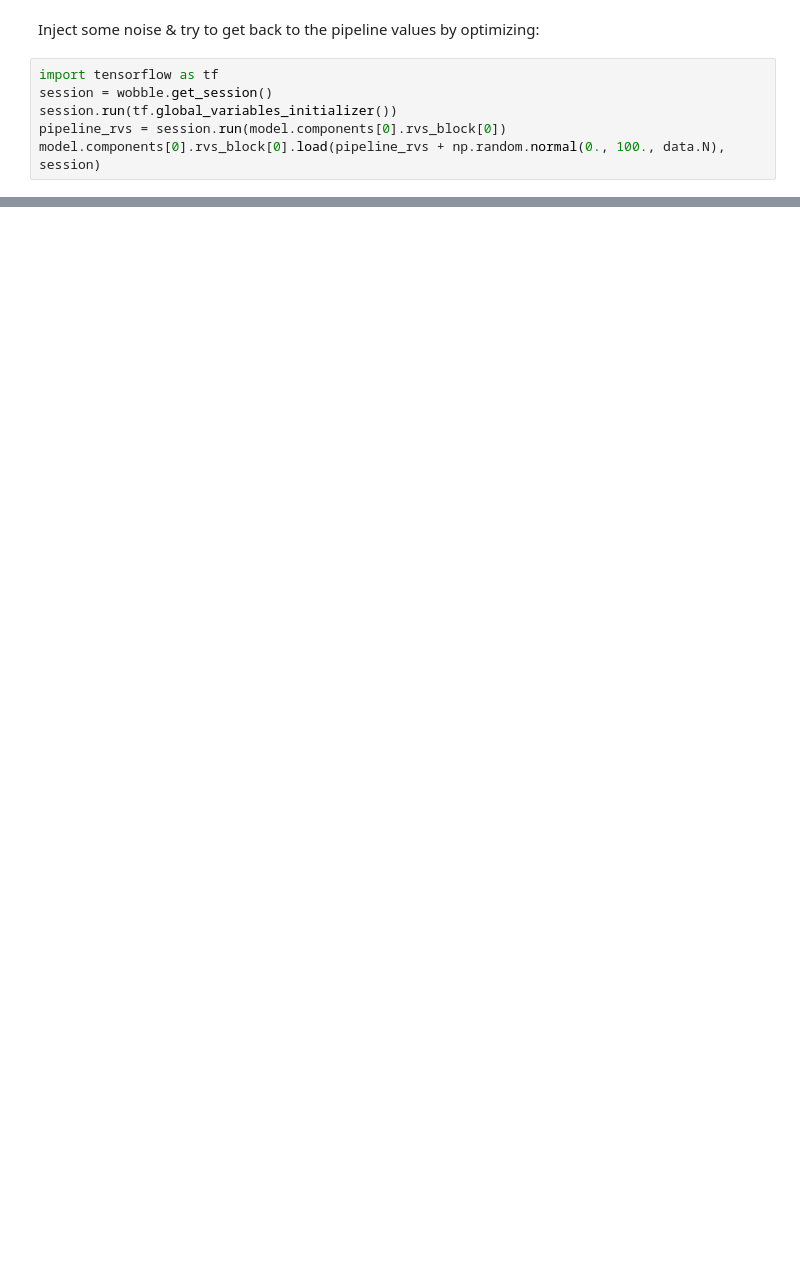
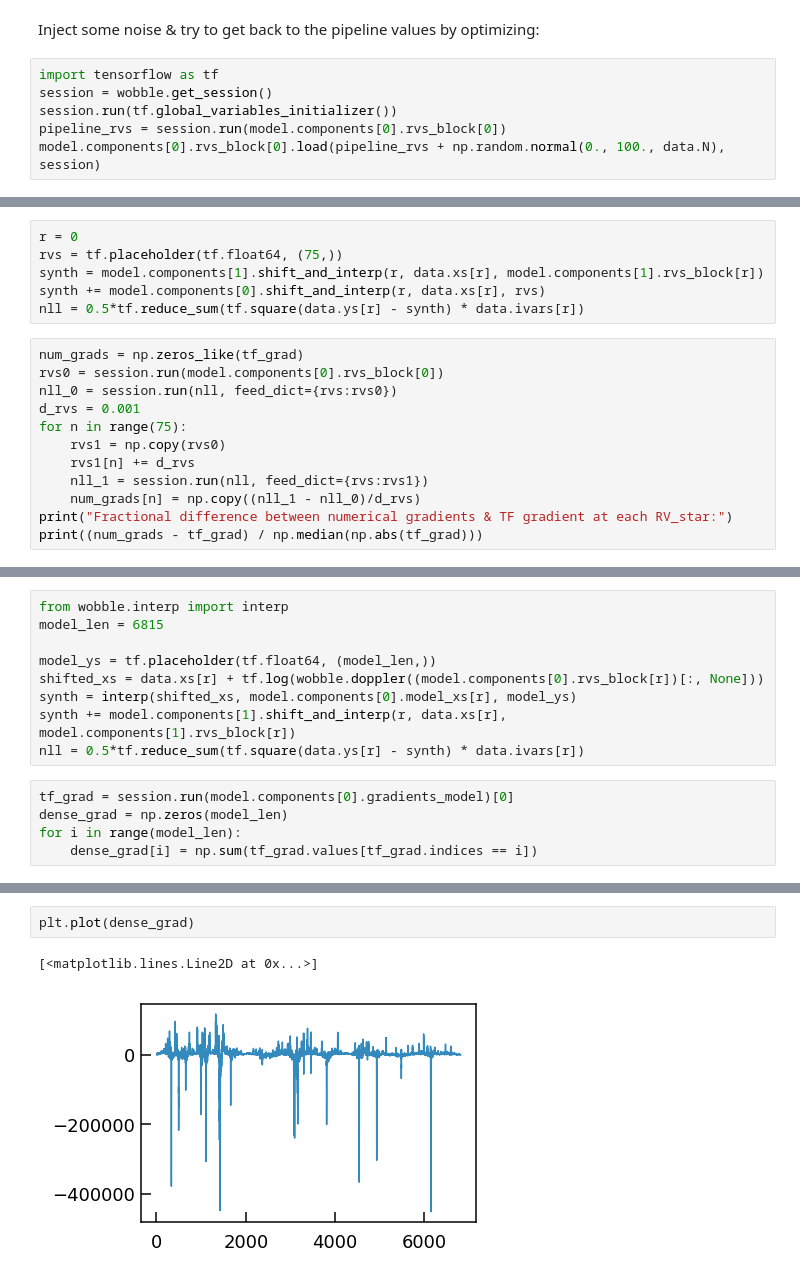
Before and after one commit to megbedell/wobble, a Jupyter notebook: wobbleflow.ipynb, the cells around one changed output, grey strips where cells are left out. Drawn from its saved outputs; the diff is of its cells as text; blank space fills up the shorter version.

```diff
--- a/wobbleflow.ipynb
+++ b/wobbleflow.ipynb
@@ -76,0 +82,18 @@ wobble.plot_rv_history(data, nll_history, rvs_history, model_history, 100)
+# %%
+r = 0
+rvs = tf.placeholder(tf.float64, (75,))
+synth = model.components[1].shift_and_interp(r, data.xs[r], model.components[1].rvs_block[r])
+synth += model.components[0].shift_and_interp(r, data.xs[r], rvs)
+nll = 0.5*tf.reduce_sum(tf.square(data.ys[r] - synth) * data.ivars[r])
+# %%
+num_grads = np.zeros_like(tf_grad)
+rvs0 = session.run(model.components[0].rvs_block[0])
+nll_0 = session.run(nll, feed_dict={rvs:rvs0})
+d_rvs = 0.001
+for n in range(75):
+    rvs1 = np.copy(rvs0)
+    rvs1[n] += d_rvs
+    nll_1 = session.run(nll, feed_dict={rvs:rvs1})
+    num_grads[n] = np.copy((nll_1 - nll_0)/d_rvs)
+print("Fractional difference between numerical gradients & TF gradient at each RV_star:")
+print((num_grads - tf_grad) / np.median(np.abs(tf_grad)))
@@ -76,0 +121,14 @@ wobble.plot_rv_history(data, nll_history, rvs_history, model_history, 100)
+# %%
+from wobble.interp import interp
+model_len = 6815
+
+model_ys = tf.placeholder(tf.float64, (model_len,))
+shifted_xs = data.xs[r] + tf.log(wobble.doppler((model.components[0].rvs_block[r])[:, None]))
+synth = interp(shifted_xs, model.components[0].model_xs[r], model_ys)
+synth += model.components[1].shift_and_interp(r, data.xs[r], model.components[1].rvs_block[r])
+nll = 0.5*tf.reduce_sum(tf.square(data.ys[r] - synth) * data.ivars[r])
+# %%
+tf_grad = session.run(model.components[0].gradients_model)[0]
+dense_grad = np.zeros(model_len)
+for i in range(model_len):
+    dense_grad[i] = np.sum(tf_grad.values[tf_grad.indices == i])
@@ -76,0 +153,5 @@ wobble.plot_rv_history(data, nll_history, rvs_history, model_history, 100)
+# %%
+plt.plot(dense_grad)
+# %% [output]
+[<matplotlib.lines.Line2D at 0x...>]
+[figure, added]
```
Also changed, not shown: parts of 18 cells of this notebook, 1 other file.
